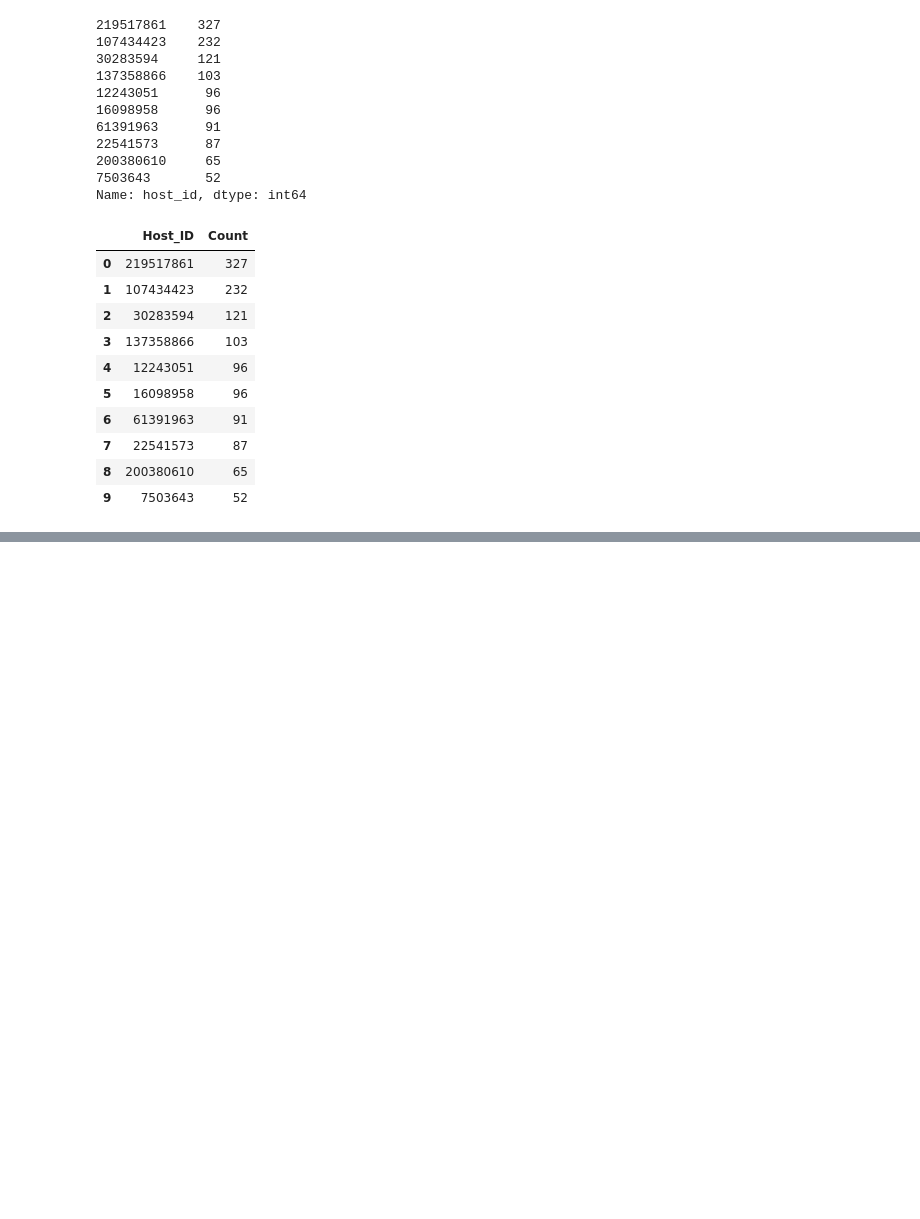
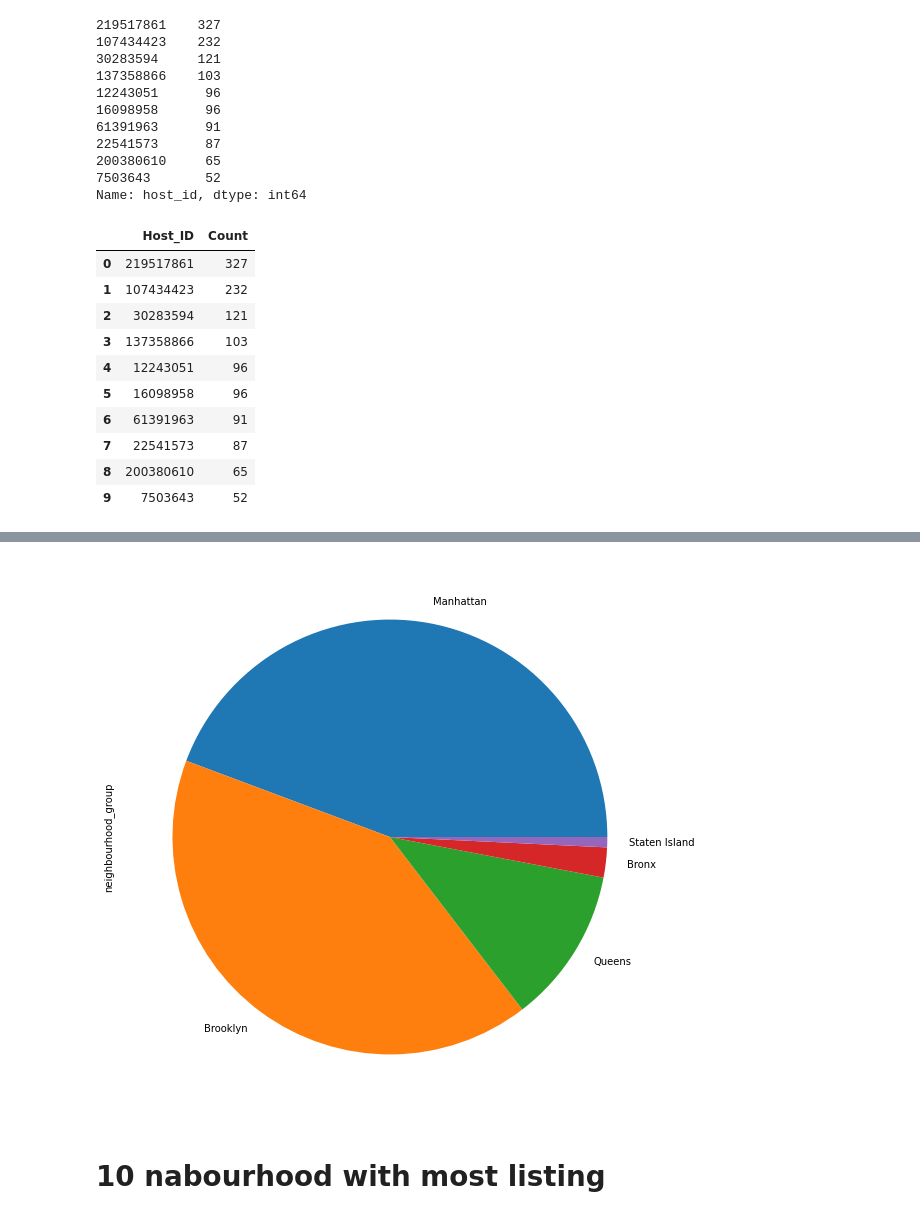
Before and after one commit to heyrobin/Python, a Jupyter notebook: AirBnb/Air BNB new York Data Analysis.ipynb, the cells around one changed output, grey strips where cells are left out. Drawn from its saved outputs; the diff is of its cells as text; code cells hidden in the pictures; blank space fills up the shorter version.

```diff
--- a/AirBnb/Air BNB new York Data Analysis.ipynb
+++ b/AirBnb/Air BNB new York Data Analysis.ipynb
@@ -254,0 +275,10 @@ sns.barplot( data = top,x = 'Host_ID', y = 'Count');
+# %%
+pien = ny.neighbourhood_group.value_counts()
+plt.figure(figsize=(12,10))
+plotpie = pien.plot.pie(x = 'pien', legend = False)
+
+plotpie;
+# %% [output]
+[figure, added]
+# %% [markdown]
+<h1> 10 nabourhood with most listing
```
Also changed, not shown: parts of 11 cells of this notebook.
